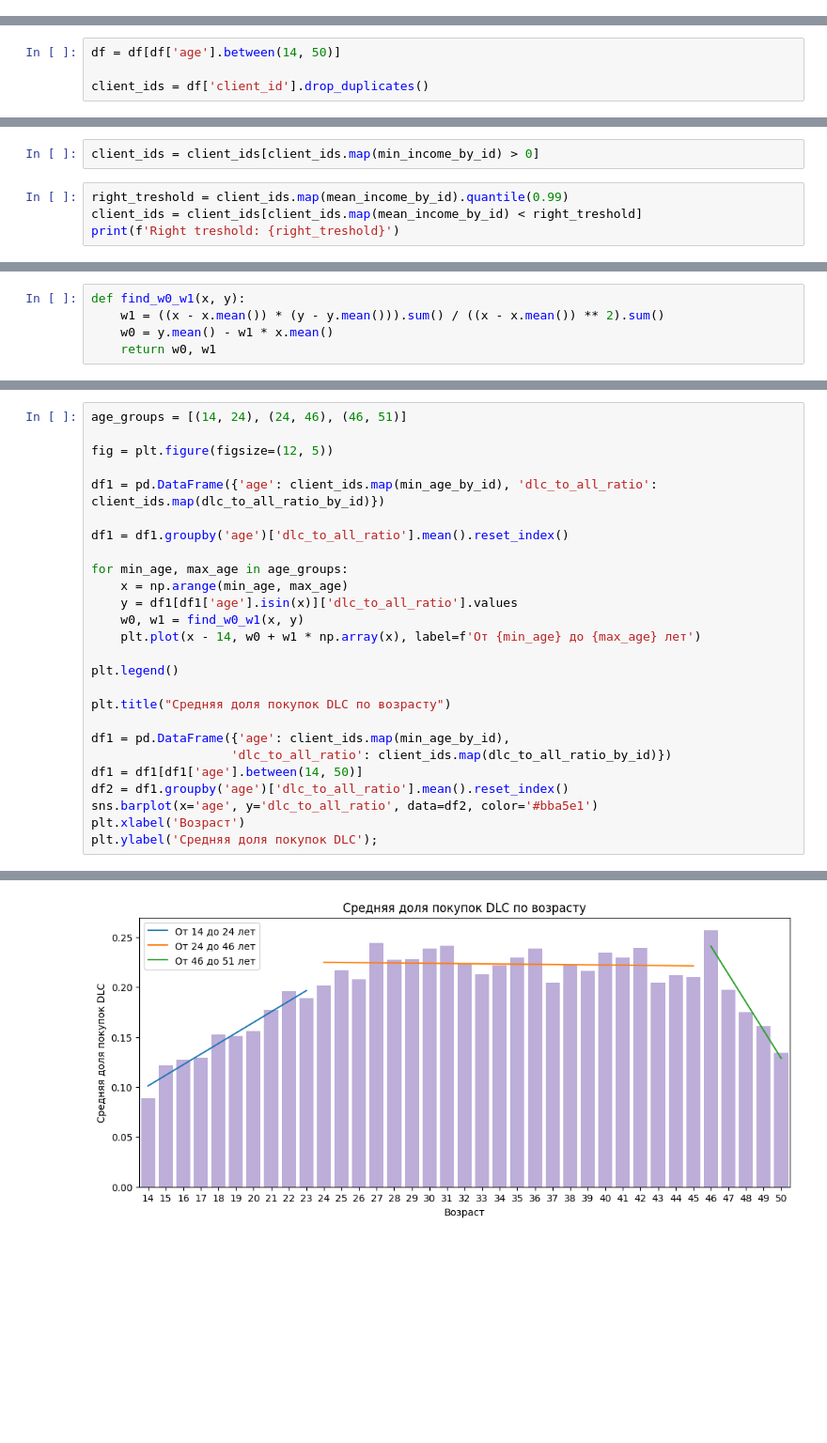
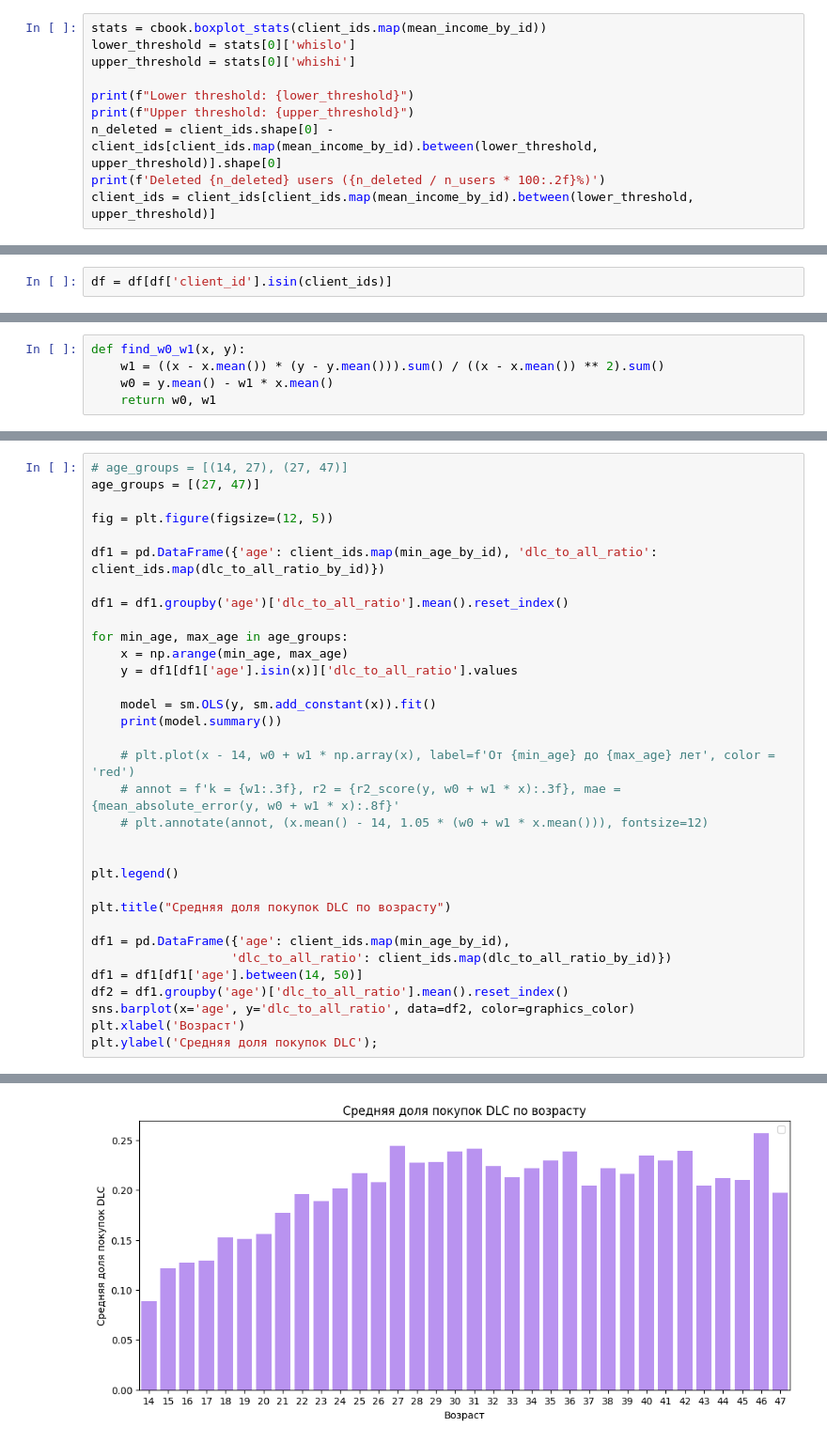
Before and after one commit to kotoskar/dano-final-tinkoff-games, a Jupyter notebook: data_preparing.ipynb, the cells around one changed output, grey strips where cells are left out. Shown: that part at 94% size. Saved outputs shown, nothing was run; the diff lists cells and outputs as text; blank space fills up the shorter version.

```diff
--- a/data_preparing.ipynb
+++ b/data_preparing.ipynb
@@ -99,0 +164,10 @@ plt.show()
+# %%
+stats = cbook.boxplot_stats(client_ids.map(mean_income_by_id))
+lower_threshold = stats[0]['whislo']
+upper_threshold = stats[0]['whishi']
+
+print(f"Lower threshold: {lower_threshold}")
+print(f"Upper threshold: {upper_threshold}")
+n_deleted = client_ids.shape[0] - client_ids[client_ids.map(mean_income_by_id).between(lower_threshold, upper_threshold)].shape[0]
+print(f'Deleted {n_deleted} users ({n_deleted / n_users * 100:.2f}%)')
+client_ids = client_ids[client_ids.map(mean_income_by_id).between(lower_threshold, upper_threshold)]
@@ -100,4 +183,2 @@ plt.show()
 # %%
-df = df[df['age'].between(14, 50)]
-
-client_ids = df['client_id'].drop_duplicates()
+df = df[df['client_id'].isin(client_ids)]
@@ -130,6 +184,0 @@ mean_good_price_by_id = df.groupby(['client_id', 'id'])['good_price'].sum().grou
-# %%
-client_ids = client_ids[client_ids.map(min_income_by_id) > 0]
-# %%
-right_treshold = client_ids.map(mean_income_by_id).quantile(0.99)
-client_ids = client_ids[client_ids.map(mean_income_by_id) < right_treshold]
-print(f'Right treshold: {right_treshold}')
@@ -211,5 +228,6 @@ def find_w0_w1(x, y):
 # %%
-age_groups = [(14, 24), (24, 46), (46, 51)]
+# age_groups = [(14, 27), (27, 47)]
+age_groups = [(27, 47)]
 
 fig = plt.figure(figsize=(12, 5))
 
@@ -220,8 +238,14 @@ df1 = df1.groupby('age')['dlc_to_all_ratio'].mean().reset_index()
 for min_age, max_age in age_groups:
     x = np.arange(min_age, max_age)
     y = df1[df1['age'].isin(x)]['dlc_to_all_ratio'].values
-    w0, w1 = find_w0_w1(x, y)
-    plt.plot(x - 14, w0 + w1 * np.array(x), label=f'От {min_age} до {max_age} лет')
+
+    model = sm.OLS(y, sm.add_constant(x)).fit()
+    print(model.summary())
+
+    # plt.plot(x - 14, w0 + w1 * np.array(x), label=f'От {min_age} до {max_age} лет', color = 'red')
+    # annot = f'k = {w1:.3f}, r2 = {r2_score(y, w0 + w1 * x):.3f}, mae = {mean_absolute_error(y, w0 + w1 * x):.8f}'
+    # plt.annotate(annot, (x.mean() - 14, 1.05 * (w0 + w1 * x.mean())), fontsize=12)
+
 
 plt.legend()
 
@@ -231,7 +255,7 @@ df1 = pd.DataFrame({'age': client_ids.map(min_age_by_id),
                    'dlc_to_all_ratio': client_ids.map(dlc_to_all_ratio_by_id)})
 df1 = df1[df1['age'].between(14, 50)]
 df2 = df1.groupby('age')['dlc_to_all_ratio'].mean().reset_index()
-sns.barplot(x='age', y='dlc_to_all_ratio', data=df2, color='#bba5e1')
+sns.barplot(x='age', y='dlc_to_all_ratio', data=df2, color=graphics_color)
 plt.xlabel('Возраст')
 plt.ylabel('Средняя доля покупок DLC');
 # %% [output]
@@ -238 +280 @@ plt.ylabel('Средняя доля покупок DLC');
-[figure, old version]
+[figure, new version]
```
Also changed, not shown: parts of 53 cells of this notebook.
